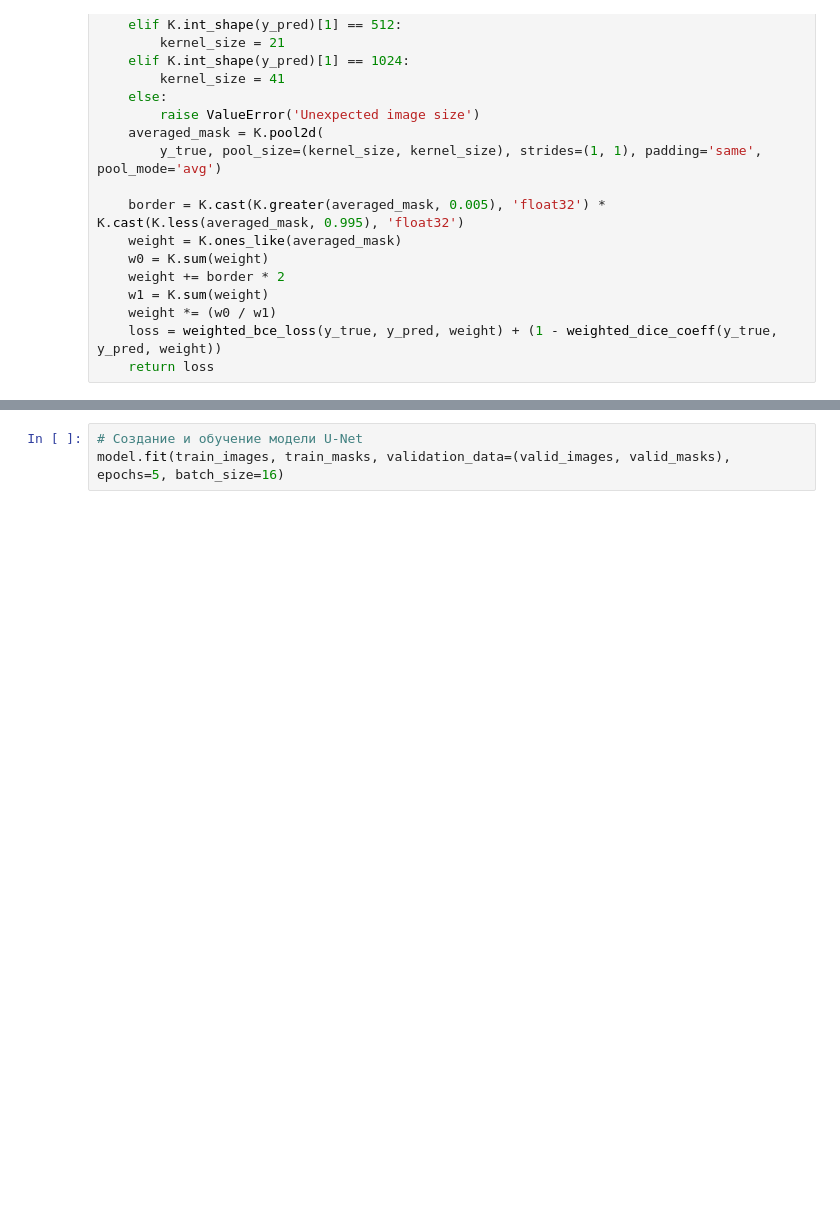
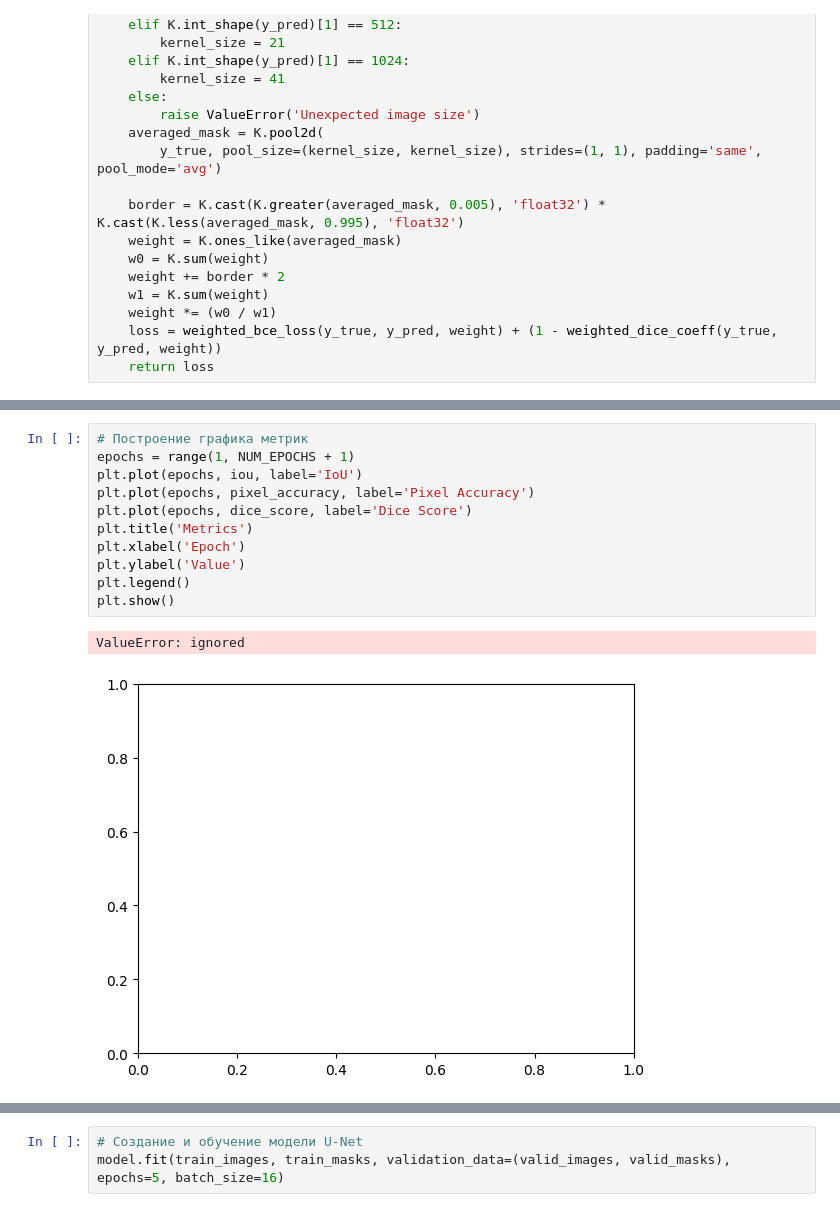
Before and after one commit to Falkramm/2DBinaryTeethSegmentation, a Jupyter notebook: Unet256.ipynb, the cells around one changed output, grey strips where cells are left out. Saved outputs shown, nothing was run; the diff lists cells and outputs as text; blank space fills up the shorter version.

```diff
--- a/Unet256.ipynb
+++ b/Unet256.ipynb
@@ -376,0 +468,14 @@ model.fit(train_images, train_masks, validation_data=(valid_images, valid_masks)
+# %%
+# Построение графика метрик
+epochs = range(1, NUM_EPOCHS + 1)
+plt.plot(epochs, iou, label='IoU')
+plt.plot(epochs, pixel_accuracy, label='Pixel Accuracy')
+plt.plot(epochs, dice_score, label='Dice Score')
+plt.title('Metrics')
+plt.xlabel('Epoch')
+plt.ylabel('Value')
+plt.legend()
+plt.show()
+# %% [output]
+ValueError: ignored
+[figure, added]
```
Also changed, not shown: parts of 10 cells of this notebook.
